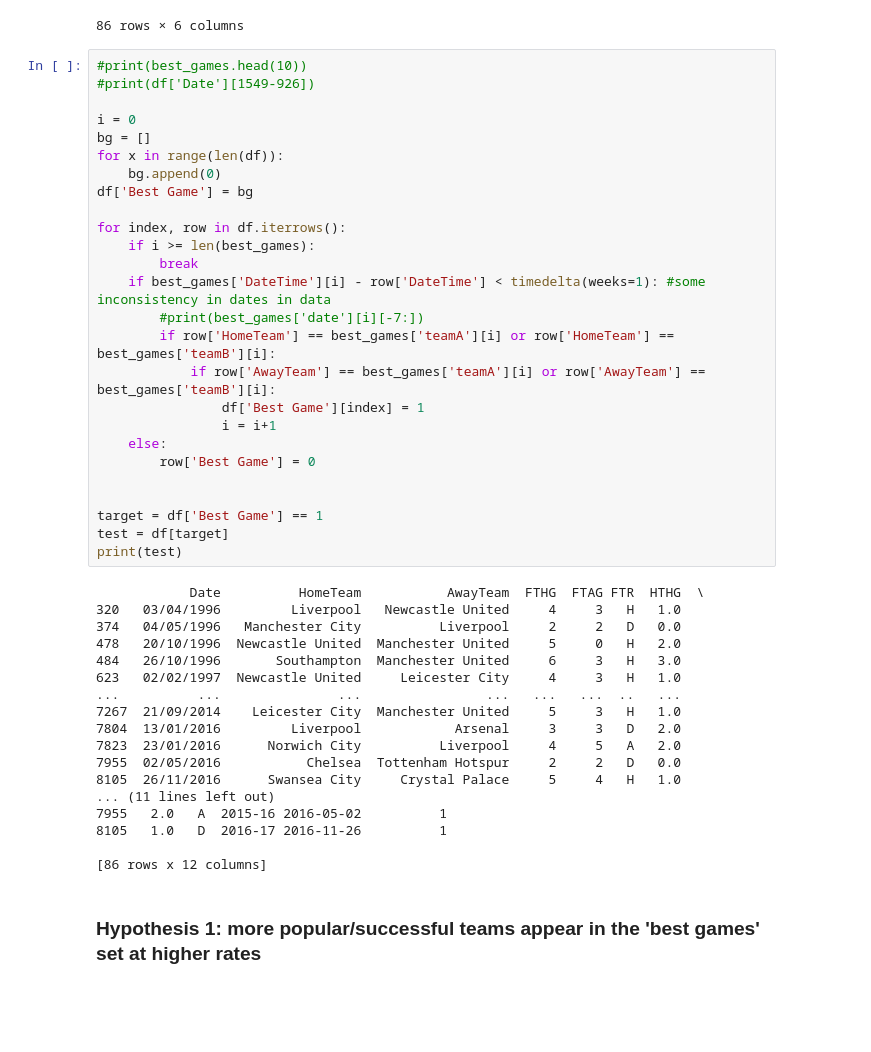
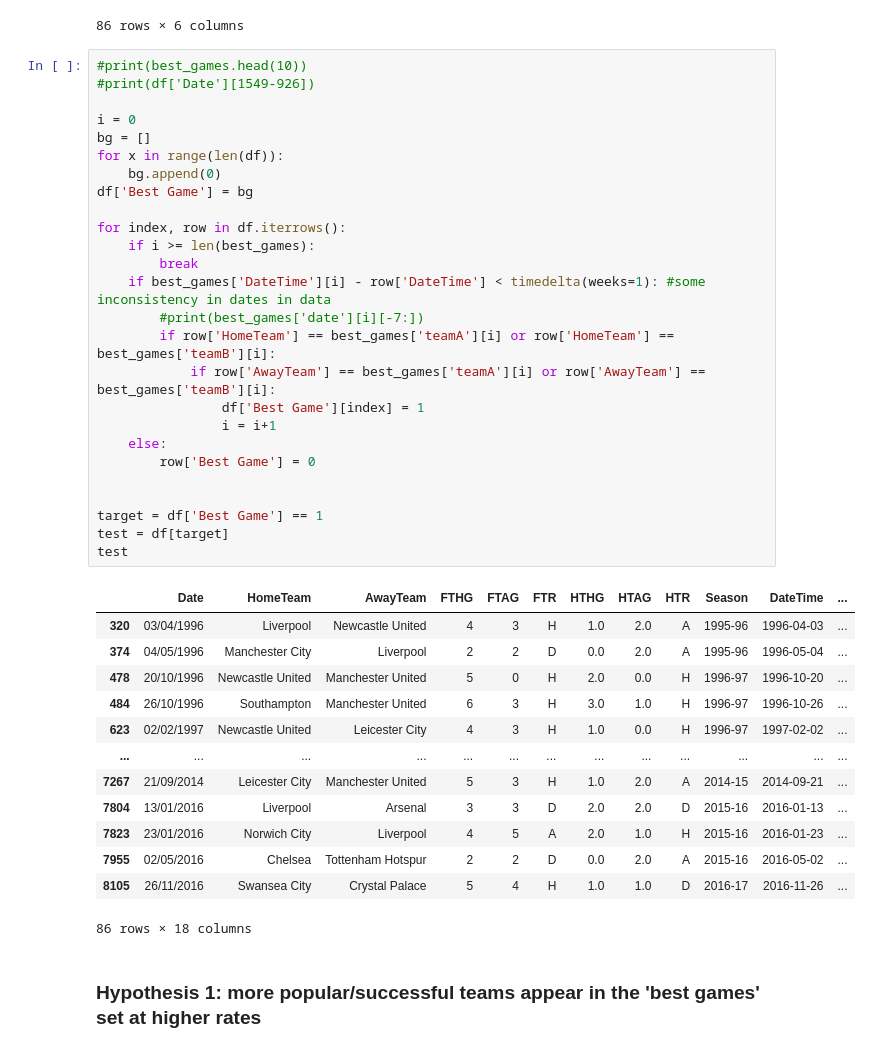
Before and after one commit to ryanwonghc/Premier-League-Game-Classifier, a Jupyter notebook: Data Cleaning and Exploration.ipynb, the cells around one changed output. Cells and saved outputs as stored; diff of their text form; blank space fills up the shorter version.

```diff
--- a/Data Cleaning and Exploration.ipynb
+++ b/Data Cleaning and Exploration.ipynb
@@ -168,47 +168,43 @@ best_games
 # %%
 #print(best_games.head(10))
 #print(df['Date'][1549-926])
 
 i = 0
 bg = []
 for x in range(len(df)):
     bg.append(0)
 df['Best Game'] = bg
 
 for index, row in df.iterrows():
     if i >= len(best_games):
         break
     if best_games['DateTime'][i] - row['DateTime'] < timedelta(weeks=1): #some inconsistency in dates in data
         #print(best_games['date'][i][-7:])
         if row['HomeTeam'] == best_games['teamA'][i] or row['HomeTeam'] == best_games['teamB'][i]:
             if row['AwayTeam'] == best_games['teamA'][i] or row['AwayTeam'] == best_games['teamB'][i]:
                 df['Best Game'][index] = 1
                 i = i+1
     else:
         row['Best Game'] = 0
 
 
 target = df['Best Game'] == 1
 test = df[target]
-print(test)
+test
 # %% [output]
+|  | Date | HomeTeam | AwayTeam | FTHG | FTAG | FTR | HTHG | HTAG | HTR | Season | DateTime | ... |
+| 320 | 03/04/1996 | Liverpool | Newcastle United | 4 | 3 | H | 1.0 | 2.0 | A | 1995-96 | 1996-04-03 | ... |
+| 374 | 04/05/1996 | Manchester City | Liverpool | 2 | 2 | D | 0.0 | 2.0 | A | 1995-96 | 1996-05-04 | ... |
+| 478 | 20/10/1996 | Newcastle United | Manchester United | 5 | 0 | H | 2.0 | 0.0 | H | 1996-97 | 1996-10-20 | ... |
+| 484 | 26/10/1996 | Southampton | Manchester United | 6 | 3 | H | 3.0 | 1.0 | H | 1996-97 | 1996-10-26 | ... |
+| 623 | 02/02/1997 | Newcastle United | Leicester City | 4 | 3 | H | 1.0 | 0.0 | H | 1996-97 | 1997-02-02 | ... |
+| ... | ... | ... | ... | ... | ... | ... | ... | ... | ... | ... | ... | ... |
+| 7267 | 21/09/2014 | Leicester City | Manchester United | 5 | 3 | H | 1.0 | 2.0 | A | 2014-15 | 2014-09-21 | ... |
+| 7804 | 13/01/2016 | Liverpool | Arsenal | 3 | 3 | D | 2.0 | 2.0 | D | 2015-16 | 2016-01-13 | ... |
+| 7823 | 23/01/2016 | Norwich City | Liverpool | 4 | 5 | A | 2.0 | 1.0 | H | 2015-16 | 2016-01-23 | ... |
+| 7955 | 02/05/2016 | Chelsea | Tottenham Hotspur | 2 | 2 | D | 0.0 | 2.0 | A | 2015-16 | 2016-05-02 | ... |
+| 8105 | 26/11/2016 | Swansea City | Crystal Palace | 5 | 4 | H | 1.0 | 1.0 | D | 2016-17 | 2016-11-26 | ... |
-            Date          HomeTeam           AwayTeam  FTHG  FTAG FTR  HTHG  \
-320   03/04/1996         Liverpool   Newcastle United     4     3   H   1.0
-374   04/05/1996   Manchester City          Liverpool     2     2   D   0.0
-478   20/10/1996  Newcastle United  Manchester United     5     0   H   2.0
-484   26/10/1996       Southampton  Manchester United     6     3   H   3.0
-623   02/02/1997  Newcastle United     Leicester City     4     3   H   1.0
-...          ...               ...                ...   ...   ...  ..   ...
-7267  21/09/2014    Leicester City  Manchester United     5     3   H   1.0
-7804  13/01/2016         Liverpool            Arsenal     3     3   D   2.0
-7823  23/01/2016      Norwich City          Liverpool     4     5   A   2.0
-7955  02/05/2016           Chelsea  Tottenham Hotspur     2     2   D   0.0
-8105  26/11/2016      Swansea City     Crystal Palace     5     4   H   1.0
-... (11 lines left out)
-7955   2.0   A  2015-16 2016-05-02          1
-8105   1.0   D  2016-17 2016-11-26          1
-
-[86 rows x 12 columns]
+86 rows × 18 columns
 # %% [markdown]
 ### Hypothesis 1: more popular/successful teams appear in the 'best games' set at higher rates
 # %%
```
Also changed, not shown: parts of 3 cells of this notebook, 2 other files.
